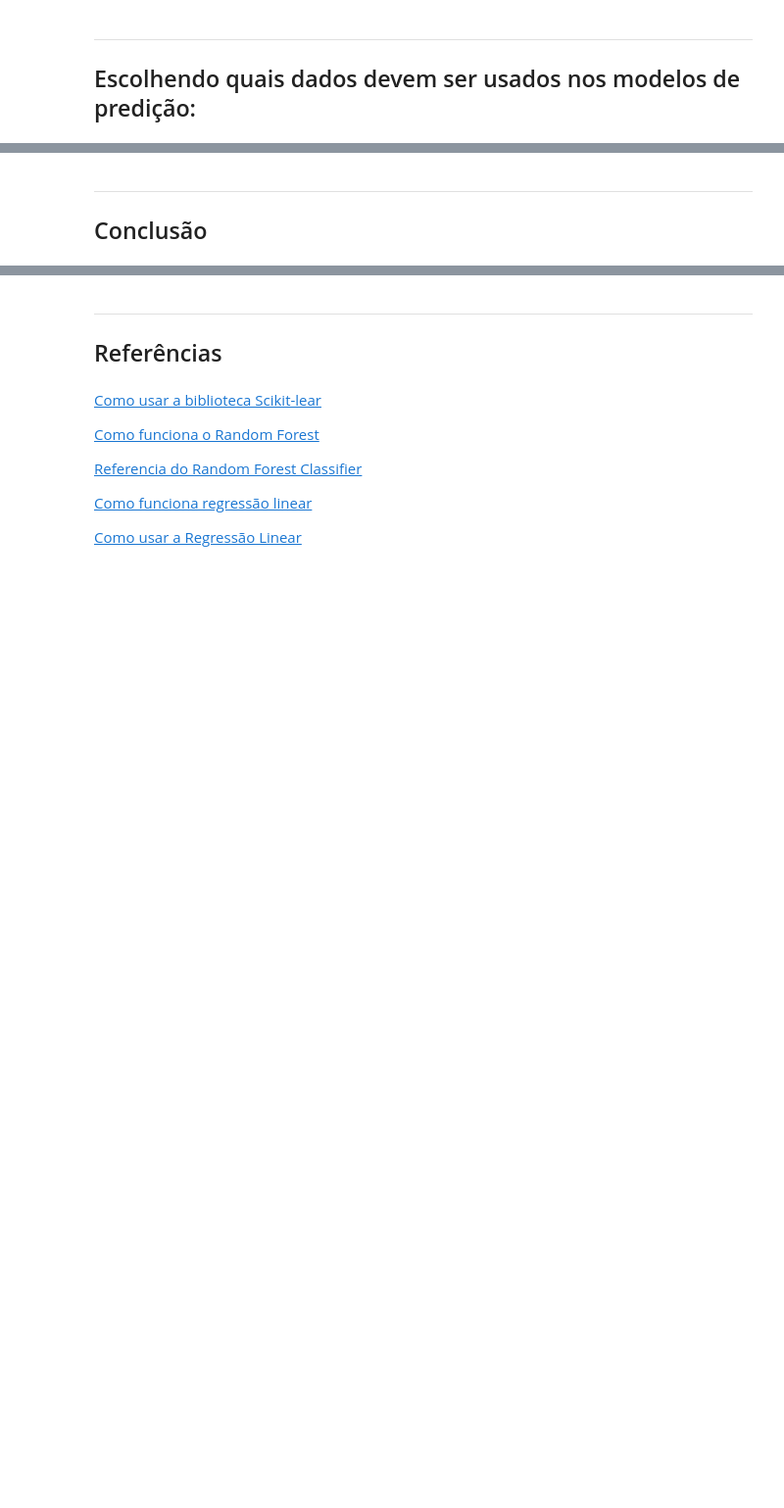
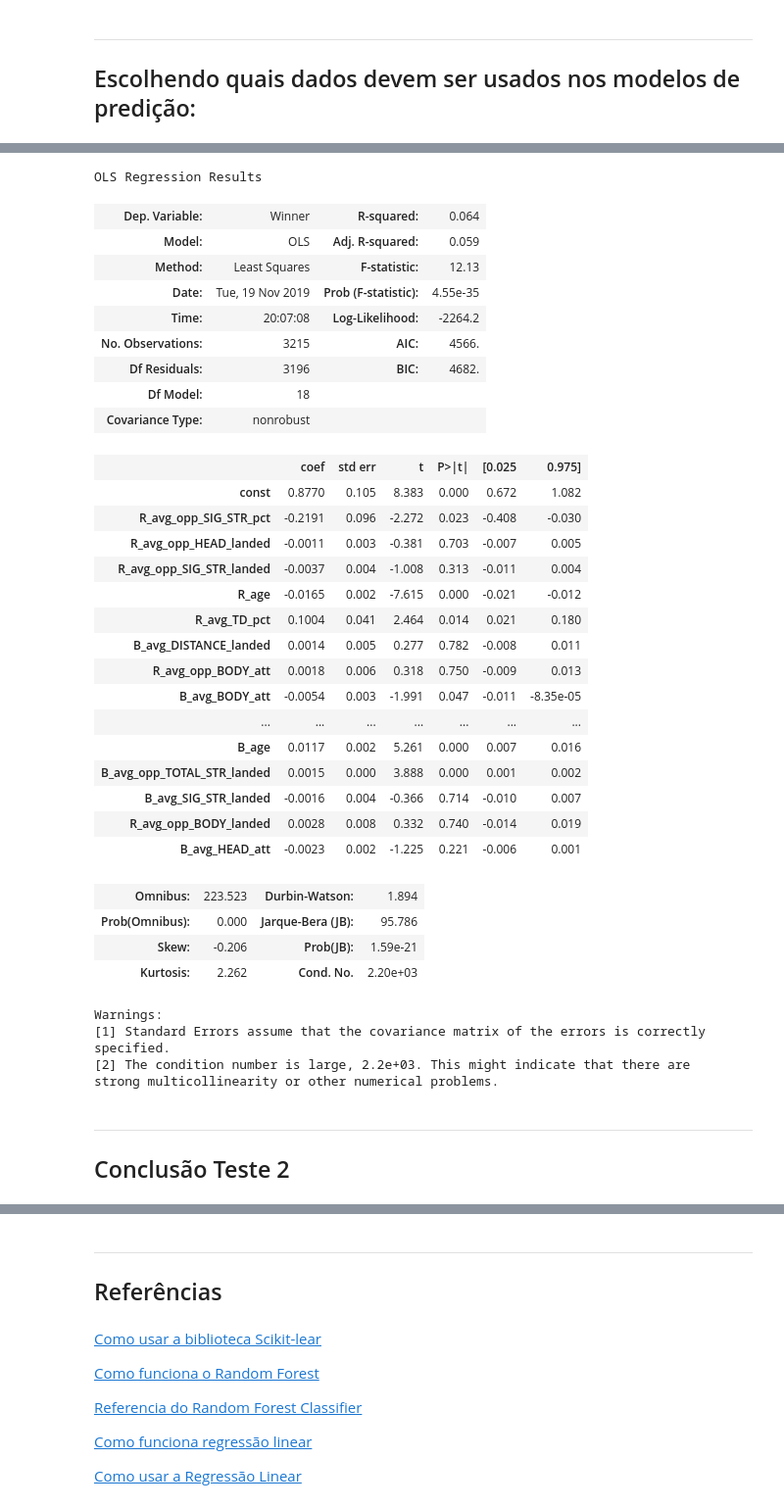
Before and after one commit to VergaraC/Dados_P3, a Jupyter notebook: Projeto3.ipynb, the cells around one changed output, grey strips where cells are left out. Shown at 98% size. Saved outputs shown, nothing was run; the diff lists cells and outputs as text; code cells hidden in the pictures; blank space fills up the shorter version.

```diff
--- a/Projeto3.ipynb
+++ b/Projeto3.ipynb
@@ -228 +383,4 @@ ___
 ____
+# %%
+x = data_util_relevante.drop('Winner', axis=1)
+y = data_util_relevante['Winner']
@@ -231,0 +437,6 @@ ____
+# %%
+X_train_log2, X_test_log2, y_train_log2, y_test_log2 = train_test_split(X, Y, test_size=0.25)
+# %%
+model = LogisticRegression(max_iter=500000,solver='lbfgs', multi_class='auto')
+
+model.fit(X_train_log2, y_train_log2)
@@ -259,6 +476,41 @@ data_util_relevante.Winner.value_counts()
 # %%
-result = preparo(X_log,Y_log)
+result = preparo(x,y)
 result.summary()
+# %% [output]
+OLS Regression Results
+| Dep. Variable: | Winner | R-squared: | 0.064 |
+| Model: | OLS | Adj. R-squared: | 0.059 |
+| Method: | Least Squares | F-statistic: | 12.13 |
+| Date: | Tue, 19 Nov 2019 | Prob (F-statistic): | 4.55e-35 |
+| Time: | 20:07:08 | Log-Likelihood: | -2264.2 |
+| No. Observations: | 3215 | AIC: | 4566. |
+| Df Residuals: | 3196 | BIC: | 4682. |
+| Df Model: | 18 |  |  |
+| Covariance Type: | nonrobust |  |  |
+|  | coef | std err | t | P>|t| | [0.025 | 0.975] |
+| const | 0.8770 | 0.105 | 8.383 | 0.000 | 0.672 | 1.082 |
+| R_avg_opp_SIG_STR_pct | -0.2191 | 0.096 | -2.272 | 0.023 | -0.408 | -0.030 |
+| R_avg_opp_HEAD_landed | -0.0011 | 0.003 | -0.381 | 0.703 | -0.007 | 0.005 |
+| R_avg_opp_SIG_STR_landed | -0.0037 | 0.004 | -1.008 | 0.313 | -0.011 | 0.004 |
+| R_age | -0.0165 | 0.002 | -7.615 | 0.000 | -0.021 | -0.012 |
+| R_avg_TD_pct | 0.1004 | 0.041 | 2.464 | 0.014 | 0.021 | 0.180 |
+| B_avg_DISTANCE_landed | 0.0014 | 0.005 | 0.277 | 0.782 | -0.008 | 0.011 |
+| R_avg_opp_BODY_att | 0.0018 | 0.006 | 0.318 | 0.750 | -0.009 | 0.013 |
+| B_avg_BODY_att | -0.0054 | 0.003 | -1.991 | 0.047 | -0.011 | -8.35e-05 |
+| ... | ... | ... | ... | ... | ... | ... |
+| B_age | 0.0117 | 0.002 | 5.261 | 0.000 | 0.007 | 0.016 |
+| B_avg_opp_TOTAL_STR_landed | 0.0015 | 0.000 | 3.888 | 0.000 | 0.001 | 0.002 |
+| B_avg_SIG_STR_landed | -0.0016 | 0.004 | -0.366 | 0.714 | -0.010 | 0.007 |
+| R_avg_opp_BODY_landed | 0.0028 | 0.008 | 0.332 | 0.740 | -0.014 | 0.019 |
+| B_avg_HEAD_att | -0.0023 | 0.002 | -1.225 | 0.221 | -0.006 | 0.001 |
+| Omnibus: | 223.523 | Durbin-Watson: | 1.894 |
+| Prob(Omnibus): | 0.000 | Jarque-Bera (JB): | 95.786 |
+| Skew: | -0.206 | Prob(JB): | 1.59e-21 |
+| Kurtosis: | 2.262 | Cond. No. | 2.20e+03 |
+Warnings:
+[1] Standard Errors assume that the covariance matrix of the errors is correctly specified.
+[2] The condition number is large, 2.2e+03. This might indicate that there are
+strong multicollinearity or other numerical problems.
 # %% [markdown]
 ___
-## Conclusão
+## Conclusão Teste 2
```
Also changed, not shown: parts of 84 cells of this notebook.
